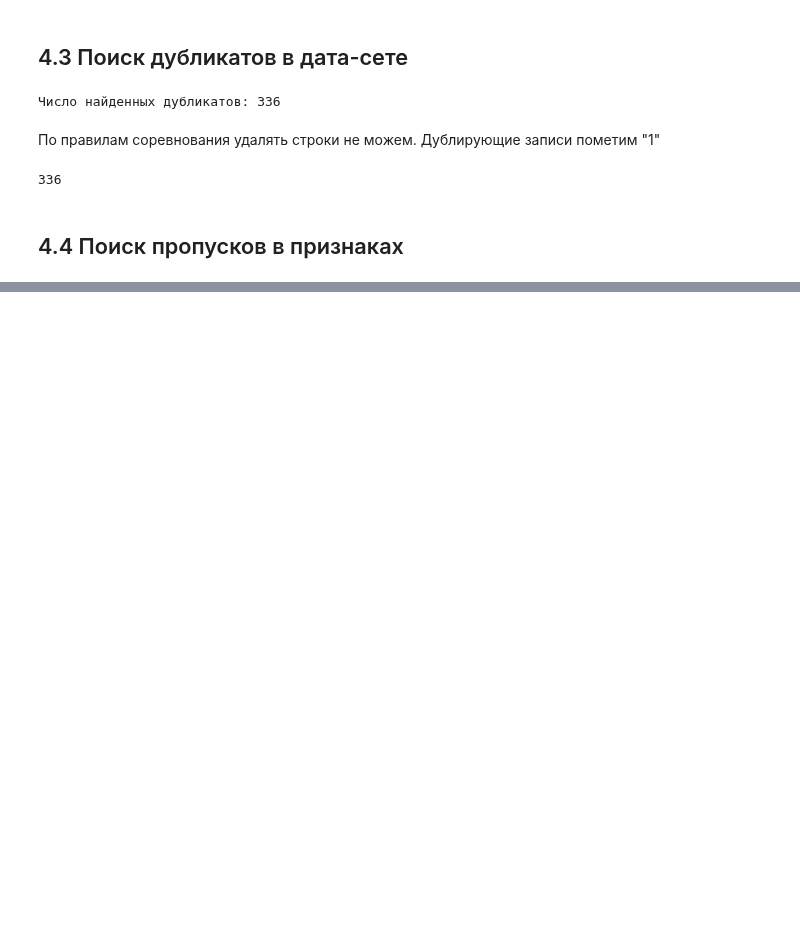
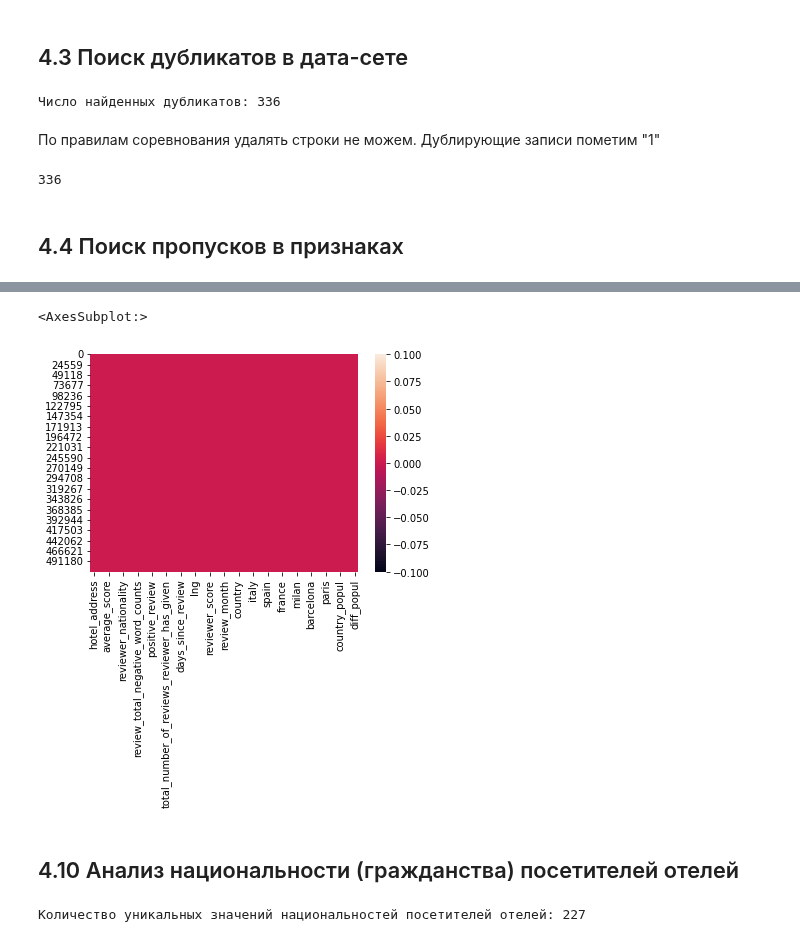
Before and after one commit to DmitriySky47/sf_data_science, a Jupyter notebook: Skillfactory/EDA_6 Kaggle Hotels/predicting-the-rating-of-hotels-on-booking.ipynb, the cells around one changed output, grey strips where cells are left out. Saved outputs shown, nothing was run; the diff lists cells and outputs as text; code cells hidden in the pictures; blank space fills up the shorter version.

```diff
--- a/Skillfactory/EDA_6 Kaggle Hotels/predicting-the-rating-of-hotels-on-booking.ipynb
+++ b/Skillfactory/EDA_6 Kaggle Hotels/predicting-the-rating-of-hotels-on-booking.ipynb
@@ -139,0 +493,9 @@ data['lng'] = data['lng'].fillna(0, inplace=True)
+# %%
+# создаем список городов
+city_list = list(data['city'].unique())
+
+# циклом создаем новые признаки и присваиваем признакам наименование городов строчными буквами
+for i in city_list:
+    city_col = i.lower()
+    # однократное кодирование через lambda-функцию
+    data[city_col] = data['city'].apply(lambda x: 1 if i == x else 0)
@@ -139,0 +545,9 @@ data['lng'] = data['lng'].fillna(0, inplace=True)
+# %%
+
+# создадим дата-сет с пропущенными координатами
+city_geo = data[(data['lat'].isna()) & (data['lng'].isna())]['city']
+#print(city_geo.unique())
+
+#создадим список городов с пропущенными координатами
+city_geo_str = list(city_geo.unique())
+city_geo_str
@@ -139,0 +556,21 @@ data['lng'] = data['lng'].fillna(0, inplace=True)
+# %%
+# восстановление пропущенных координат "lat" и "lng"
+geolocator = Nominatim(user_agent='USER_AGENT')
+
+for i in city_geo_str:
+    geocode = partial(geolocator.geocode, language="en")
+    location = geolocator.geocode(i)
+    print(str(geocode(i)).split(',')[0])
+
+    # округлим значение координат до 8 символов
+    if len(str(location.latitude)) > 8 or len(str(location.longitude)) > 8:
+        lat = float(str(location.latitude)[:8])
+        lng = float(str(location.longitude)[:8])
+    else:
+        lat = location.latitude
+        lng = location.longitude
+
+    # заполнение отсутствующих координат по соответсвующим городам
+    data['lat'] = np.where(((data['lat'].isna()) & (data['city'] == i)), lat, data['lat']).astype('float64')
+    data['lng'] = np.where(((data['lng'].isna()) & (data['city'] == i)), lng, data['lng']).astype('float64')
+    #print(lat, lng)
@@ -139,0 +601,15 @@ data['lng'] = data['lng'].fillna(0, inplace=True)
+# %%
+# проверка дата-сета на наличие пропусков
+sns.heatmap(data.isnull())
+
+# пропусков не обнаружено
+# %% [output]
+<AxesSubplot:>
+[figure, added]
+# %% [markdown]
+## 4.10 Анализ национальности (гражданства) посетителей отелей
+# %%
+# Произведем подсчет уникальных значений национальностей посетителей
+print(f'Количество уникальных значений национальностей посетителей отелей: {data["reviewer_nationality"].nunique()}')
+# %% [output]
+Количество уникальных значений национальностей посетителей отелей: 227
```
Also changed, not shown: parts of 51 cells of this notebook, 6 other files.
